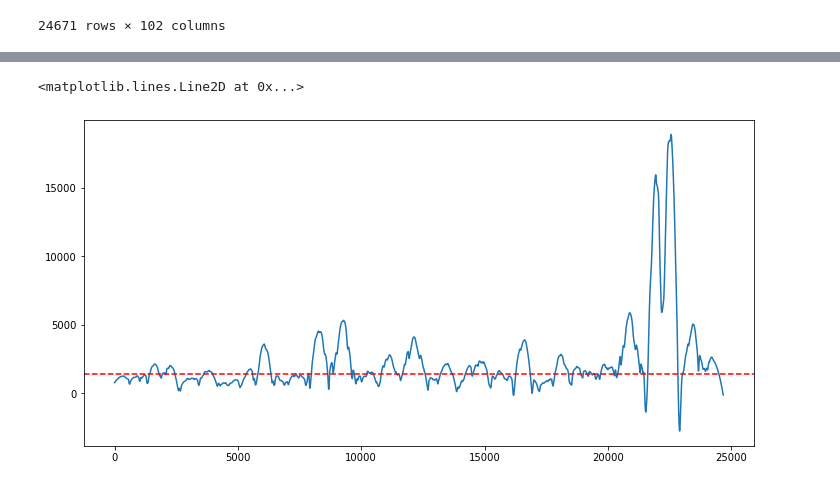
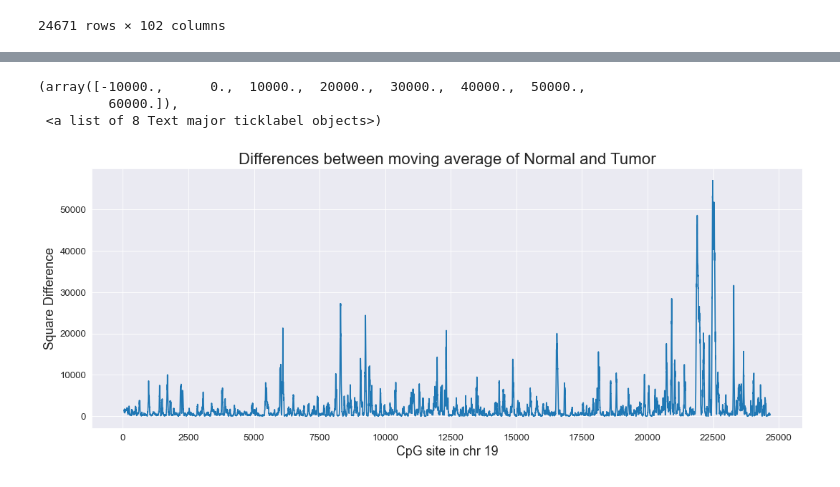
Before and after one commit to bar2466802/CbioHackathon, a Jupyter notebook: moving_average.ipynb, the cells around one changed output, grey strips where cells are left out. Cells and saved outputs as stored; diff of their text form; code cells hidden in the pictures.

```diff
--- a/moving_average.ipynb
+++ b/moving_average.ipynb
@@ -137,13 +150,0 @@ plt.yticks(fontsize=12)
-# %%
-WINDOW_LENGTH = 50
-normal_new = add_moving_avg_features(normal, normal_patients, 3, WINDOW_LENGTH)
-tumor_new = add_moving_avg_features(tumor, tumor_patients, 3, WINDOW_LENGTH)
-difference = (normal["SMA_mean"] - tumor["SMA_mean"])**2
-
-n = 1000
-for i in tqdm(range(n)):
-    normal_new = add_moving_avg_features(normal, normal_patients, 5, WINDOW_LENGTH)
-    tumor_new = add_moving_avg_features(tumor, tumor_patients, 5, WINDOW_LENGTH)
-    new_difference = (normal_new["SMA_mean"] - tumor_new["SMA_mean"])**2
-    difference = difference + new_difference
-difference
@@ -203,10 +157,14 @@ for site in [15832, 11788, 23057, 4172, 16063, 7756, 8983]:
-# %%
-from scipy.signal import savgol_filter
-import matplotlib.pyplot as plt
-fig, ax = plt.subplots(figsize=(12, 6))
-squre_diff["avg_difference_smooth"] = savgol_filter(squre_diff["avg_difference"].fillna(0), 801, 2)
-squre_diff["avg_difference_smooth"].plot()
-ax.axhline(1400, color="red", linestyle="--")
-# %% [output]
-<matplotlib.lines.Line2D at 0x...>
-[figure, removed]
+# %%
+
+figure(figsize=(16, 6), dpi=80)
+sns.lineplot(data=squre_diff, x="index", y="avg_difference")
+plt.title("Differences between moving average of Normal and Tumor", size=20)
+plt.ylabel("Square Difference", fontsize=16)
+plt.xlabel("CpG site in chr 19", fontsize=16)
+plt.xticks(range(0,26000,2500), fontsize=12)
+plt.yticks(fontsize=12)
+# %% [output]
+(array([-10000.,      0.,  10000.,  20000.,  30000.,  40000.,  50000.,
+         60000.]),
+ <a list of 8 Text major ticklabel objects>)
+[figure, added]
```
Also changed, not shown: parts of 17 cells of this notebook, 3 other files.
